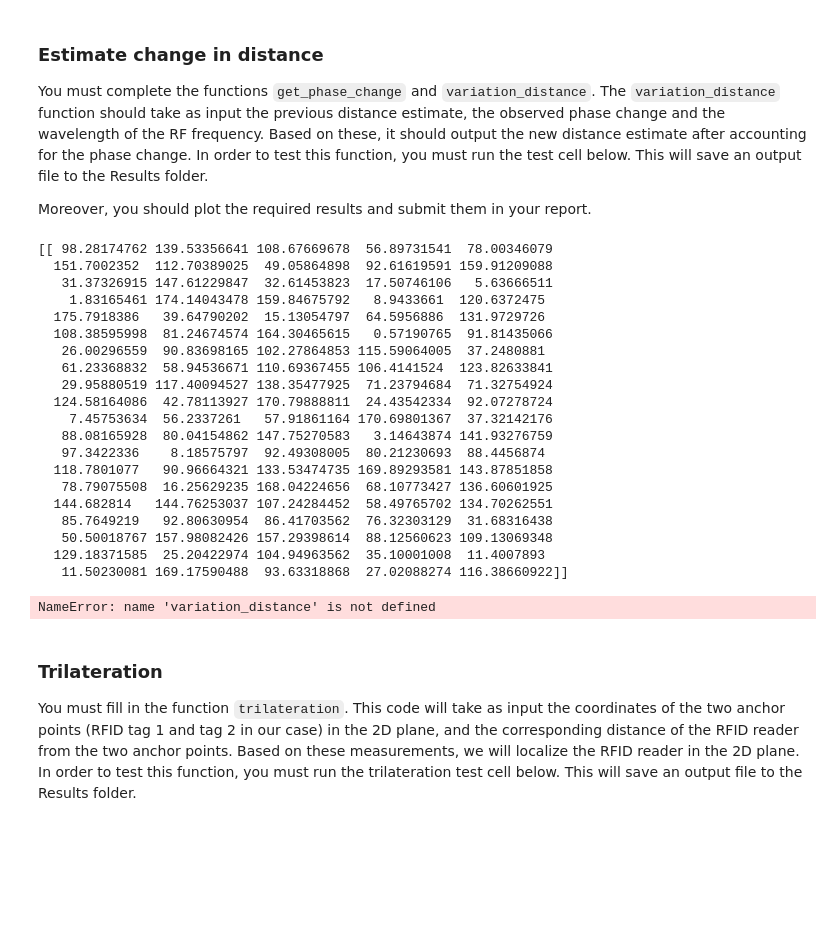
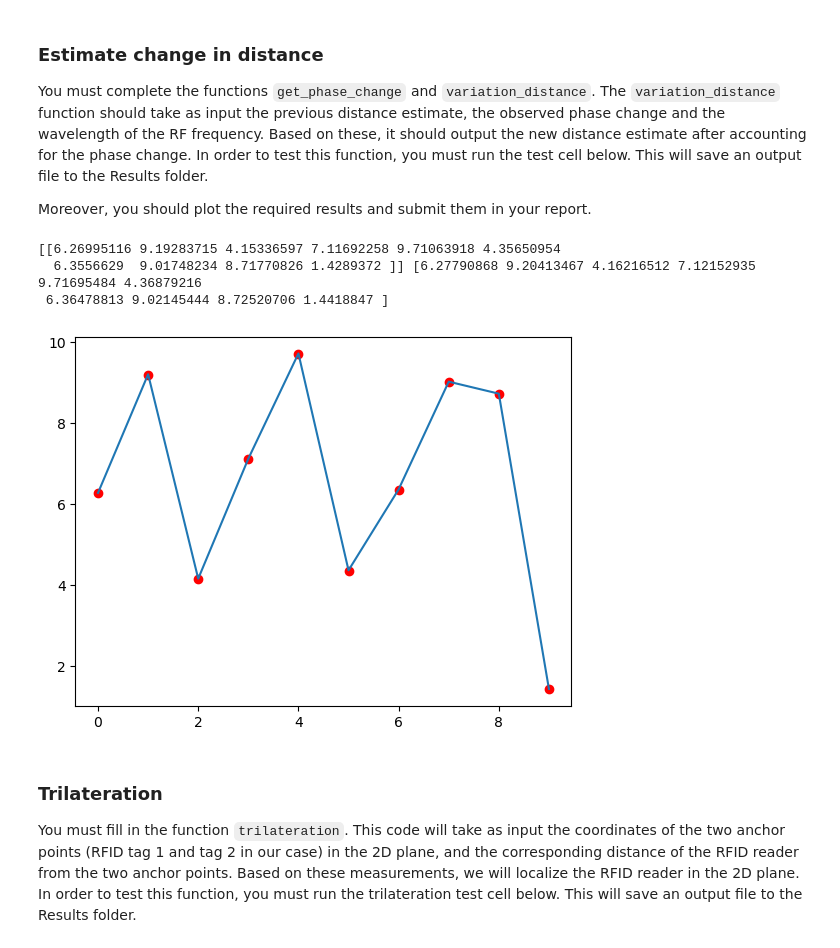
Before and after one commit to sjfenarg/LAB3_RFID, a Jupyter notebook: task_4.ipynb, the cells around one changed output. Saved outputs shown, nothing was run; the diff lists cells and outputs as text; code cells hidden in the pictures; blank space fills up the shorter version.

```diff
--- a/task_4.ipynb
+++ b/task_4.ipynb
@@ -40,45 +42,37 @@ def variation_distance(distance_prev, phase_change, wavelength):
 # %%
 import numpy as np
 
 import scipy.io as sio
 
 # Load the MATLAB file
 data = sio.loadmat('Test/Test_Dist_Variation.mat')
-distance = data['distance']
-phase_change = data['phase_change']
-lambda_ = data['lambda']
+distance = data['distance'][0]
+phase_change = data['phase_change'][0]
+lambda_ = data['lambda'][0]
 
 # Initialize the dist_next array
 dist_next = np.zeros(100)
 
 # Calculate the variation distance for each k
 for k in range(100):
+
     dist_next[k] = variation_distance(distance[k], phase_change[k], lambda_)
+
+plt.figure()
+plt.plot(dist_next[0:10], label="Distance estimated")
+
+debugging_data = sio.loadmat("Debugging_data/Dist_Variation_Results_10.mat")
+debugging_data = debugging_data['dist_next']
+plt.scatter(np.arange(0,10), debugging_data, color='red')
+print(debugging_data, dist_next[0:10])
 
 # Save the results to a MATLAB file
 sio.savemat('Results/Dist_Variation_Results.mat', {'dist_next': dist_next})
 # %% [output]
-[[ 98.28174762 139.53356641 108.67669678  56.89731541  78.00346079
-  151.7002352  112.70389025  49.05864898  92.61619591 159.91209088
-   31.37326915 147.61229847  32.61453823  17.50746106   5.63666511
-    1.83165461 174.14043478 159.84675792   8.9433661  120.6372475
-  175.7918386   39.64790202  15.13054797  64.5956886  131.9729726
-  108.38595998  81.24674574 164.30465615   0.57190765  91.81435066
-   26.00296559  90.83698165 102.27864853 115.59064005  37.2480881
-   61.23368832  58.94536671 110.69367455 106.4141524  123.82633841
-   29.95880519 117.40094527 138.35477925  71.23794684  71.32754924
-  124.58164086  42.78113927 170.79888811  24.43542334  92.07278724
-    7.45753634  56.2337261   57.91861164 170.69801367  37.32142176
-   88.08165928  80.04154862 147.75270583   3.14643874 141.93276759
-   97.3422336    8.18575797  92.49308005  80.21230693  88.4456874
-  118.7801077   90.96664321 133.53474735 169.89293581 143.87851858
-   78.79075508  16.25629235 168.04224656  68.10773427 136.60601925
-  144.682814   144.76253037 107.24284452  58.49765702 134.70262551
-   85.7649219   92.80630954  86.41703562  76.32303129  31.68316438
-   50.50018767 157.98082426 157.29398614  88.12560623 109.13069348
-  129.18371585  25.20422974 104.94963562  35.10001008  11.4007893
-   11.50230081 169.17590488  93.63318868  27.02088274 116.38660922]]
+[[6.26995116 9.19283715 4.15336597 7.11692258 9.71063918 4.35650954
+  6.3556629  9.01748234 8.71770826 1.4289372 ]] [6.27790868 9.20413467 4.16216512 7.12152935 9.71695484 4.36879216
+ 6.36478813 9.02145444 8.72520706 1.4418847 ]
-NameError: name 'variation_distance' is not defined
+[figure, added]
 # %% [markdown]
 ### Trilateration
 
```
Also changed, not shown: parts of 1 cell of this notebook.
